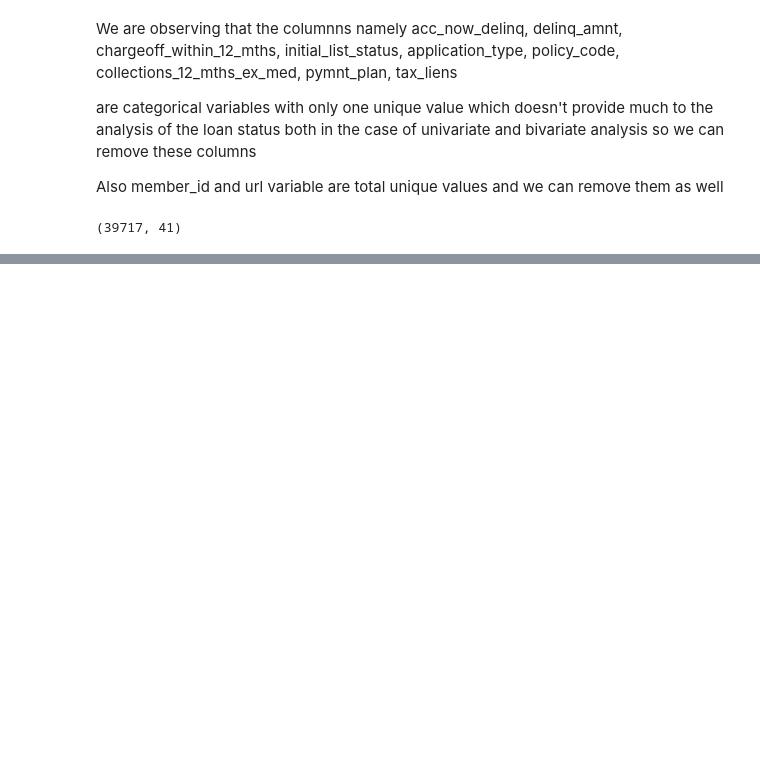
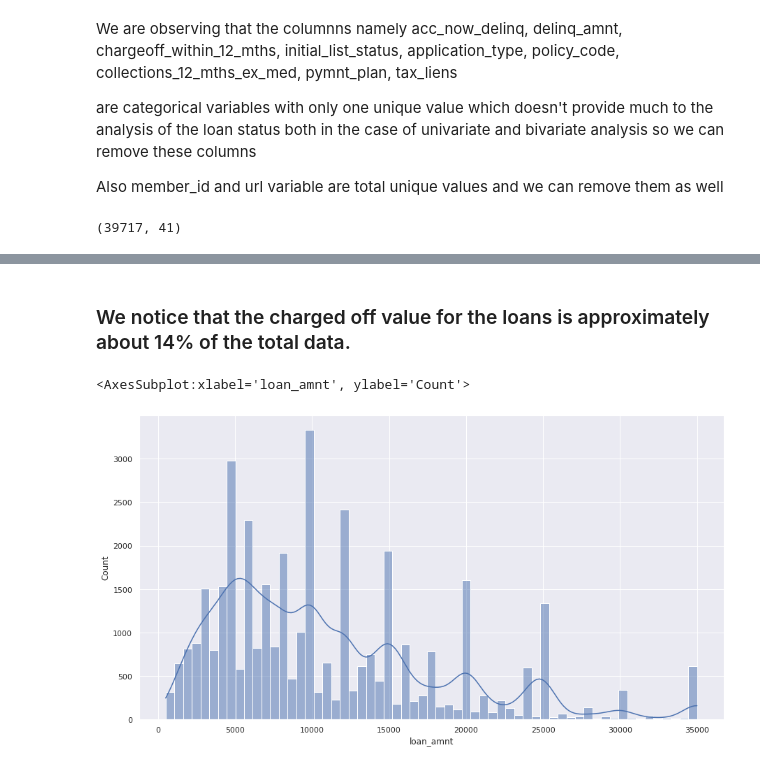
Before and after one commit to subhajitpal7/Lending_Club_Case_Study, a Jupyter notebook: Lending_club_EDA.ipynb, the cells around one changed output, grey strips where cells are left out. Cells and saved outputs as stored; diff of their text form; code cells hidden in the pictures; blank space fills up the shorter version.

```diff
--- a/Lending_club_EDA.ipynb
+++ b/Lending_club_EDA.ipynb
@@ -166,0 +349,7 @@ data_reformed.to_csv("semi_cleaned_loan.csv",encoding="utf-8",index=False)
+# %% [markdown]
+### We notice that the charged off value for the loans is approximately about 14% of the total data.
+# %%
+sns.histplot(data=cleaned_loan_df,x="loan_amnt",kde=True)
+# %% [output]
+<AxesSubplot:xlabel='loan_amnt', ylabel='Count'>
+[figure, added]
```
Also changed, not shown: parts of 74 cells of this notebook, 1 other file.
